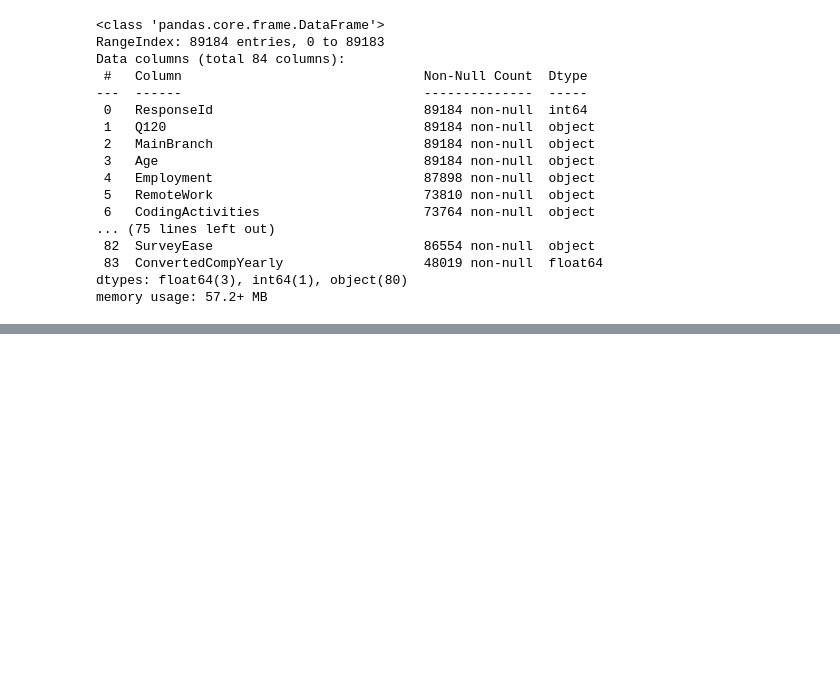
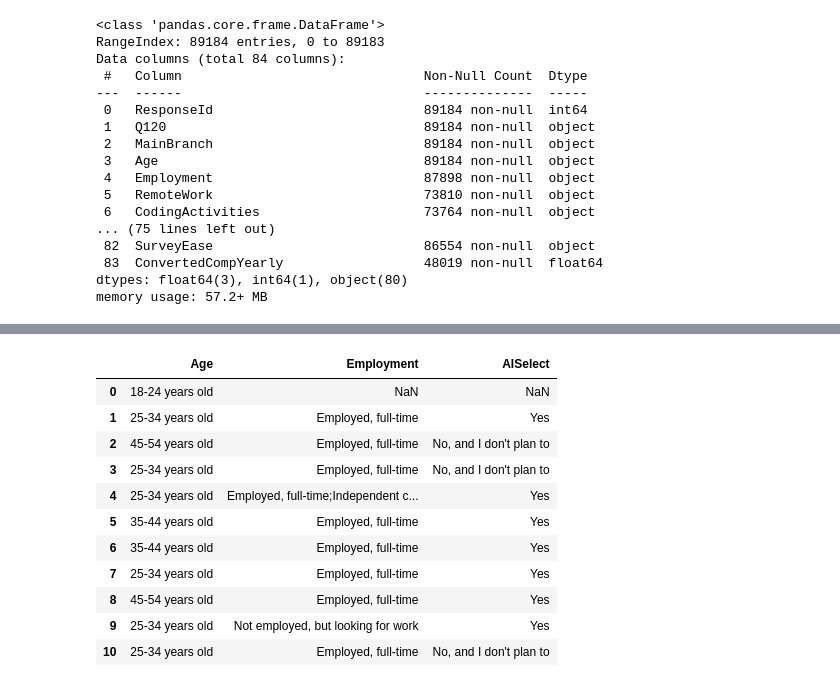
Before and after one commit to zeehayat/data-science, a Jupyter notebook: Stack_Overflow_Data_Analysis.ipynb, the cells around one changed output, grey strips where cells are left out. Drawn from its saved outputs; the diff is of its cells as text; code cells hidden in the pictures; blank space fills up the shorter version.

```diff
--- a/Stack_Overflow_Data_Analysis.ipynb
+++ b/Stack_Overflow_Data_Analysis.ipynb
@@ -91,0 +115,15 @@ df['']
+# %%
+df.loc[:10,['Age','Employment','AISelect']]
+# %% [output]
+|  | Age | Employment | AISelect |
+| 0 | 18-24 years old | NaN | NaN |
+| 1 | 25-34 years old | Employed, full-time | Yes |
+| 2 | 45-54 years old | Employed, full-time | No, and I don't plan to |
+| 3 | 25-34 years old | Employed, full-time | No, and I don't plan to |
+| 4 | 25-34 years old | Employed, full-time;Independent c... | Yes |
+| 5 | 35-44 years old | Employed, full-time | Yes |
+| 6 | 35-44 years old | Employed, full-time | Yes |
+| 7 | 25-34 years old | Employed, full-time | Yes |
+| 8 | 45-54 years old | Employed, full-time | Yes |
+| 9 | 25-34 years old | Not employed, but looking for work | Yes |
+| 10 | 25-34 years old | Employed, full-time | No, and I don't plan to |
```
Also changed, not shown: parts of 9 cells of this notebook.
